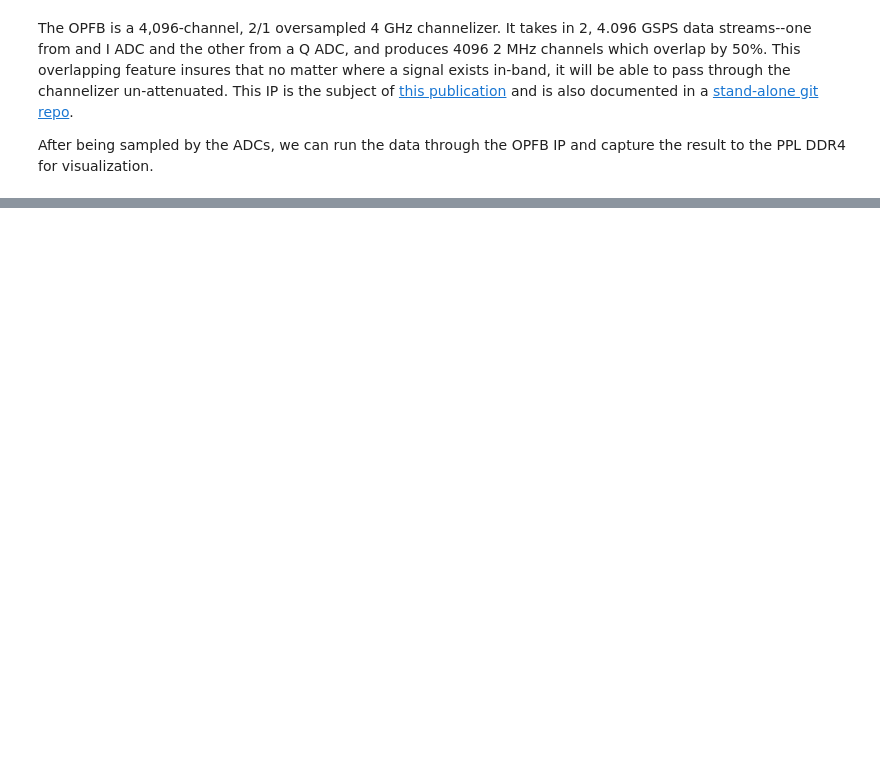
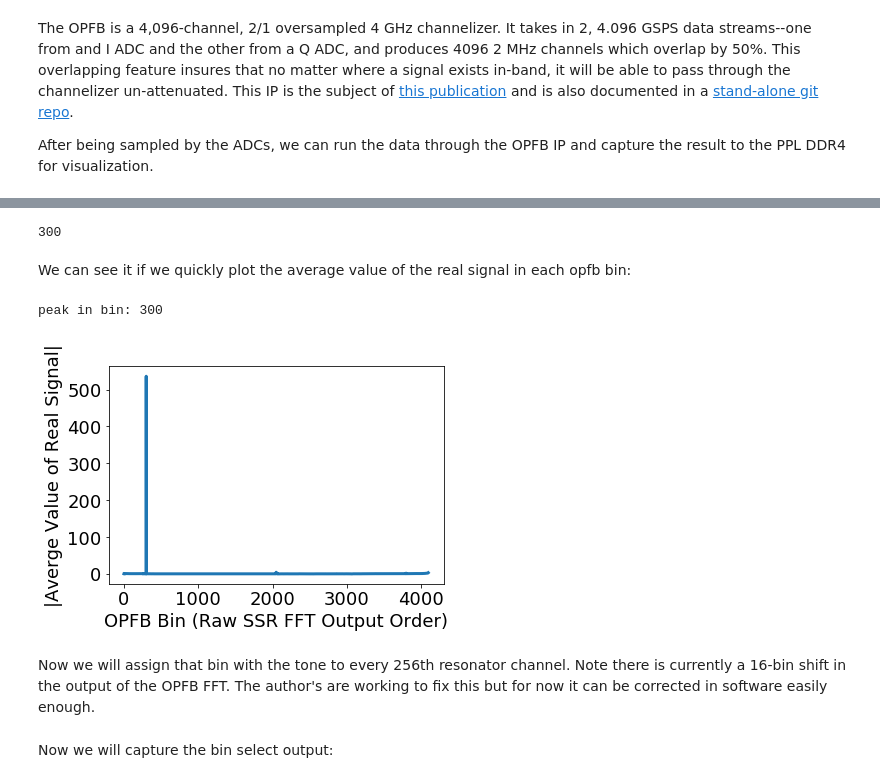
Before and after one commit to MazinLab/MKIDGen3, a Jupyter notebook: mkidgen3/notebooks/FCCM22_Demo.ipynb, the cells around one changed output, grey strips where cells are left out. Cells and saved outputs as stored; diff of their text form; code cells hidden in the pictures; blank space fills up the shorter version.

```diff
--- a/mkidgen3/notebooks/FCCM22_Demo.ipynb
+++ b/mkidgen3/notebooks/FCCM22_Demo.ipynb
@@ -242,0 +249,13 @@ The bin select block is a Vitis HLS IP. The source code along with the exported
+# %%
+g3.opfb_bin_number(300e6,ssr_raw_order=True)
+# %% [output]
+300
+# %% [markdown]
+We can see it if we quickly plot the average value of the real signal in each opfb bin:
+# %%
+mkidgen3.plotting.find_opfb_tones(opfb_shifted)
+# %% [output]
+peak in bin: 300
+[figure, added]
+# %% [markdown]
+Now we will assign that bin with the tone to every 256th resonator channel. Note there is currently a 16-bin shift in the output of the OPFB FFT. The author's are working to fix this but for now it can be corrected in software easily enough.
@@ -242,0 +267,2 @@ The bin select block is a Vitis HLS IP. The source code along with the exported
+# %% [markdown]
+Now we will capture the bin select output:
```
Also changed, not shown: parts of 48 cells of this notebook, 7 other files.
